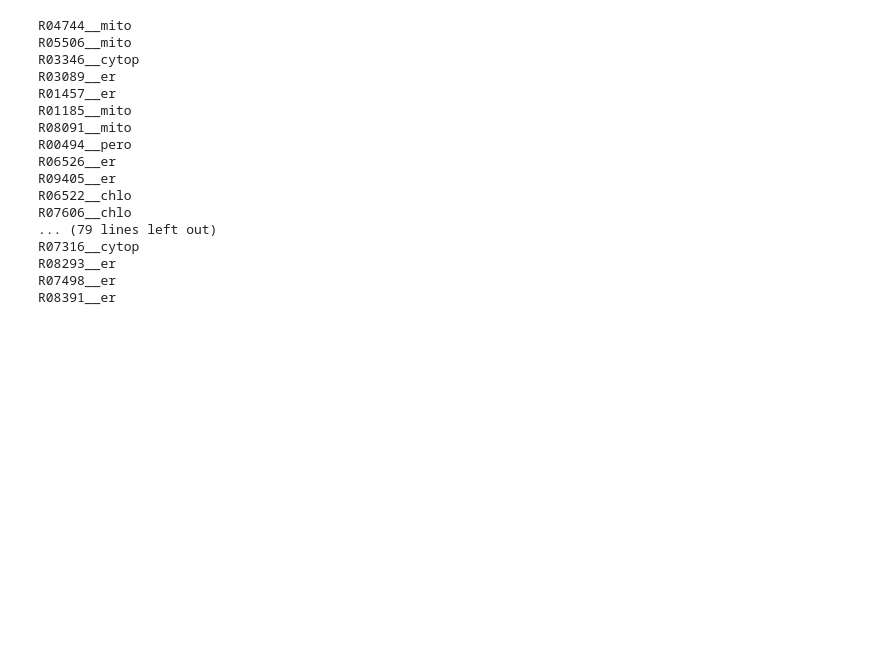
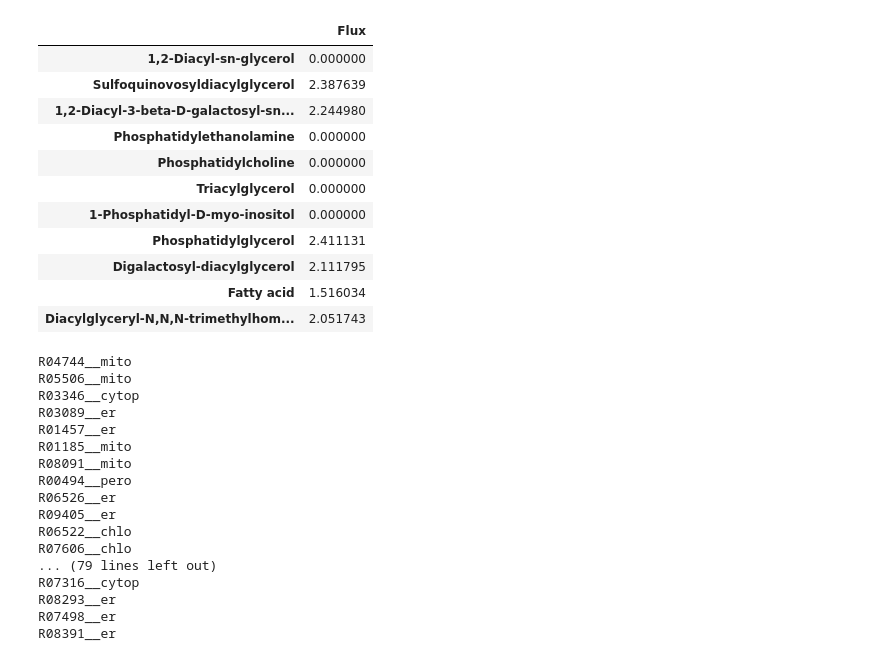
Before and after one commit to ecunha1996/GSMMutils, a Jupyter notebook: examples/Ngaditana.ipynb, the cells around one changed output. Saved outputs shown, nothing was run; the diff lists cells and outputs as text; code cells hidden in the pictures; blank space fills up the shorter version.

```diff
--- a/examples/Ngaditana.ipynb
+++ b/examples/Ngaditana.ipynb
@@ -93,3 +66,18 @@ Could not identify an external compartment by name and choosing one with the mos
+# %%
+model.test_reaction("e_Lipid__cytop")
+# %% [output]
+|  | Flux |
+| 1,2-Diacyl-sn-glycerol | 0.000000 |
+| Sulfoquinovosyldiacylglycerol | 2.387639 |
+| 1,2-Diacyl-3-beta-D-galactosyl-sn... | 2.244980 |
+| Phosphatidylethanolamine | 0.000000 |
+| Phosphatidylcholine | 0.000000 |
+| Triacylglycerol | 0.000000 |
+| 1-Phosphatidyl-D-myo-inositol | 0.000000 |
+| Phosphatidylglycerol | 2.411131 |
+| Digalactosyl-diacylglycerol | 2.111795 |
+| Fatty acid | 1.516034 |
+| Diacylglyceryl-N,N,N-trimethylhom... | 2.051743 |
 # %%
 c=0
 for reaction in model.reactions:
```
Also changed, not shown: parts of 13 cells of this notebook, 9 other files.
